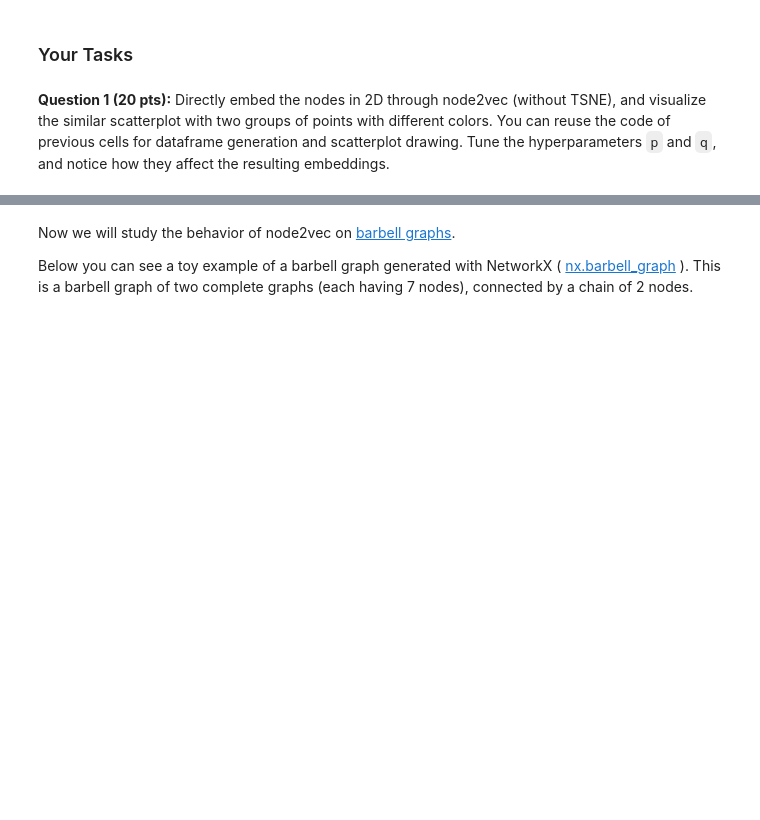
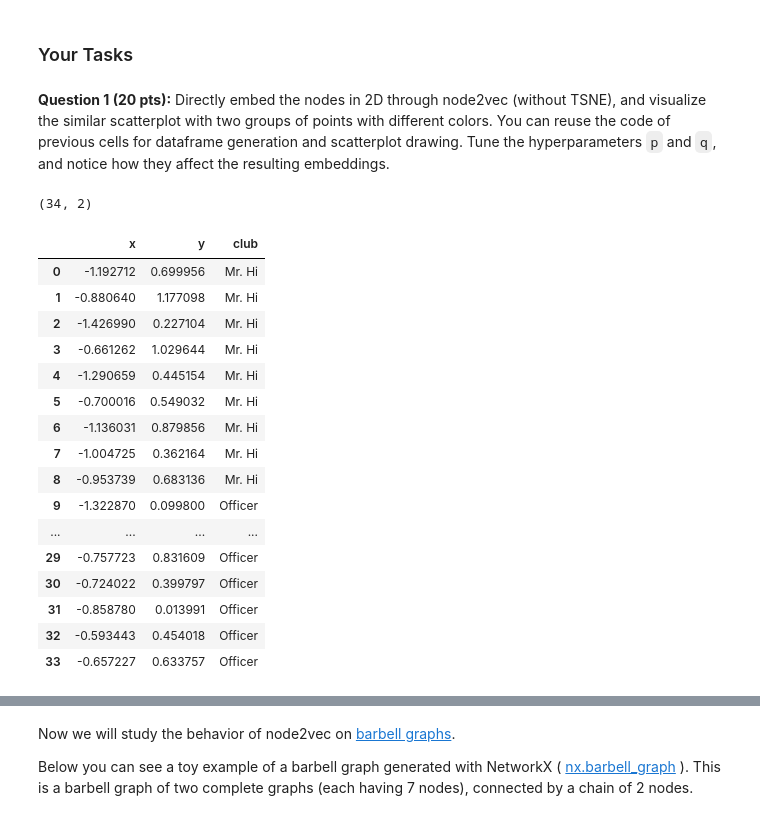
Before and after one commit to CarsonFox/Graph-ML, a Jupyter notebook: A4_MLG_fa22_Fox_Carson.ipynb, the cells around one changed output, grey strips where cells are left out. Drawn from its saved outputs; the diff is of its cells as text; code cells hidden in the pictures; blank space fills up the shorter version.

```diff
--- a/A4_MLG_fa22_Fox_Carson.ipynb
+++ b/A4_MLG_fa22_Fox_Carson.ipynb
@@ -125,0 +124,40 @@ plt.show()
+# %%
+# Fit to 2 dimensions instead of 8
+n2v_model = Node2Vec(KG, p=1, q=1, d=2)
+
+# Embed nodes
+model = n2v_model.fit(window=10, min_count=1, batch_words=4)
+
+# Node to vec representation
+K8 = model.wv.vectors
+K8.shape
+# %% [output]
+(34, 2)
+# %%
+# Construct a pandas dataframe with the 2D embeddings from node2vec,
+# plus the club name that each node belongs to after the split
+embeddings = []
+for id in range(len(KG.nodes)):
+    embedding = K8[id]
+    club = KG.nodes[id]["club"]
+    embeddings.append([embedding[0], embedding[1], club])
+df = pd.DataFrame(embeddings, columns=["x", "y", "club"])
+df
+# %% [output]
+|  | x | y | club |
+| 0 | -1.192712 | 0.699956 | Mr. Hi |
+| 1 | -0.880640 | 1.177098 | Mr. Hi |
+| 2 | -1.426990 | 0.227104 | Mr. Hi |
+| 3 | -0.661262 | 1.029644 | Mr. Hi |
+| 4 | -1.290659 | 0.445154 | Mr. Hi |
+| 5 | -0.700016 | 0.549032 | Mr. Hi |
+| 6 | -1.136031 | 0.879856 | Mr. Hi |
+| 7 | -1.004725 | 0.362164 | Mr. Hi |
+| 8 | -0.953739 | 0.683136 | Mr. Hi |
+| 9 | -1.322870 | 0.099800 | Officer |
+| ... | ... | ... | ... |
+| 29 | -0.757723 | 0.831609 | Officer |
+| 30 | -0.724022 | 0.399797 | Officer |
+| 31 | -0.858780 | 0.013991 | Officer |
+| 32 | -0.593443 | 0.454018 | Officer |
+| 33 | -0.657227 | 0.633757 | Officer |
```
Also changed, not shown: parts of 11 cells of this notebook.
